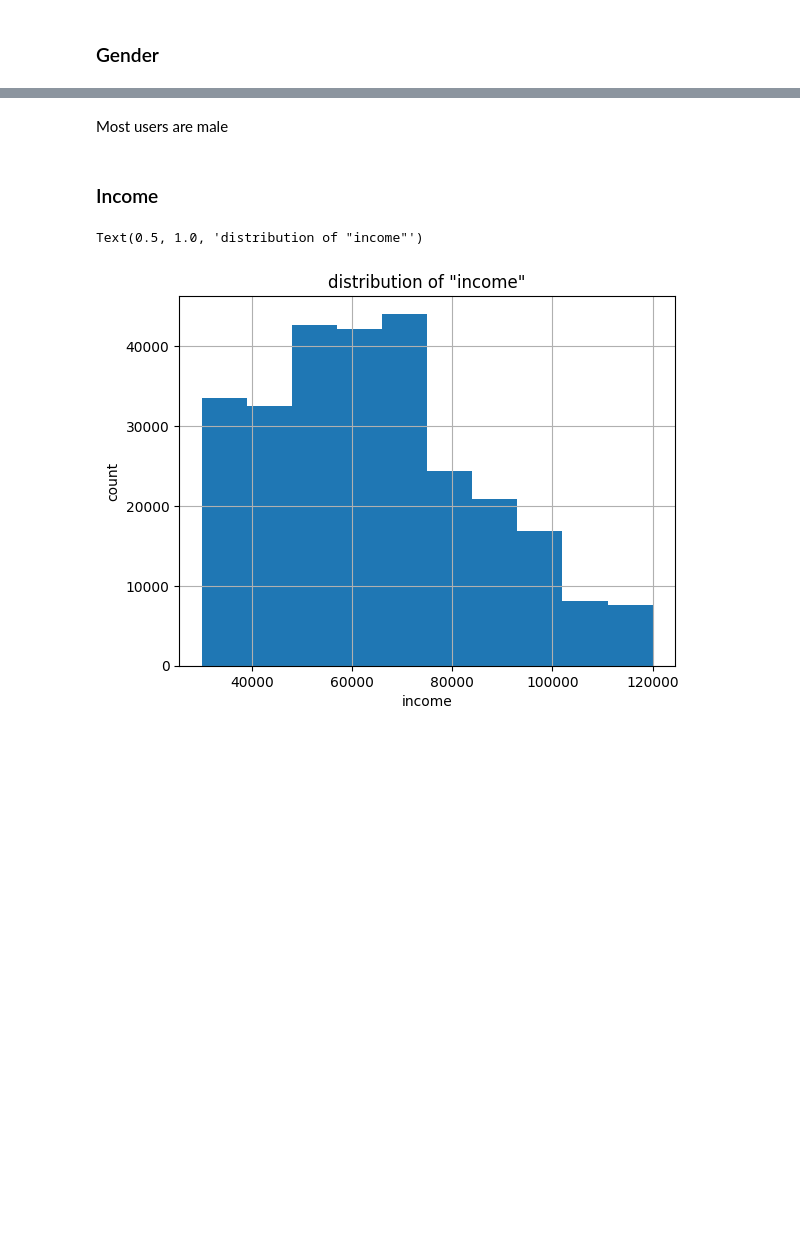
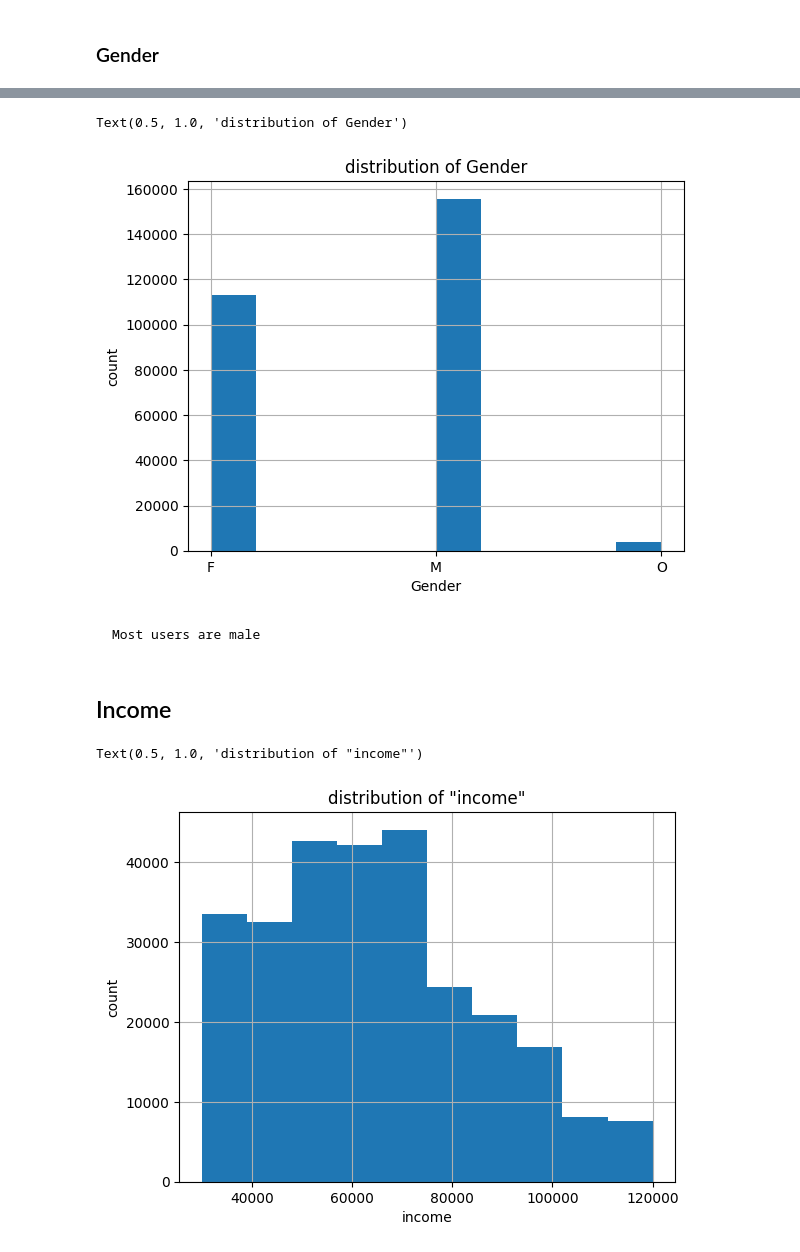
Before and after one commit to NTPac/starbucks, a Jupyter notebook: Starbucks_Capstone_notebook.ipynb, the cells around one changed output, grey strips where cells are left out. Cells and saved outputs as stored; diff of their text form; code cells hidden in the pictures; blank space fills up the shorter version.

```diff
--- a/Starbucks_Capstone_notebook.ipynb
+++ b/Starbucks_Capstone_notebook.ipynb
@@ -572,5 +515,14 @@ df.gender.hist()
+# %%
+# Create hist chart
+df.gender.hist()
+plt.xlabel('Gender')
+plt.ylabel('count')
+plt.title('distribution of Gender')
+# %% [output]
+Text(0.5, 1.0, 'distribution of Gender')
+[figure, added]
 # %% [markdown]
-Most users are male
+    Most users are male
 # %% [markdown]
-### Income
+## Income
 # %%
```
Also changed, not shown: parts of 74 cells of this notebook, 5 other files.
